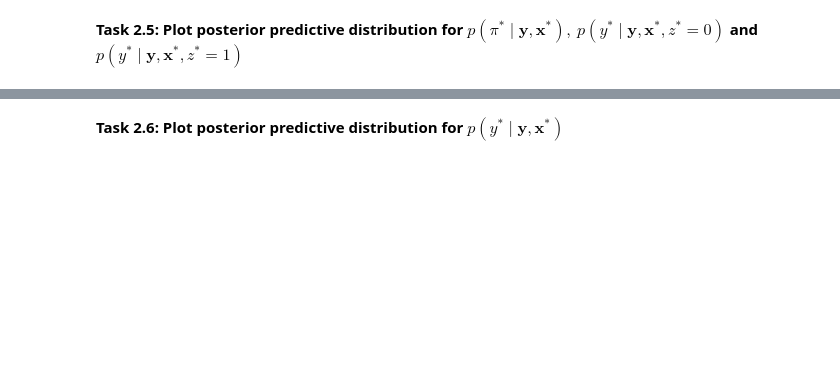
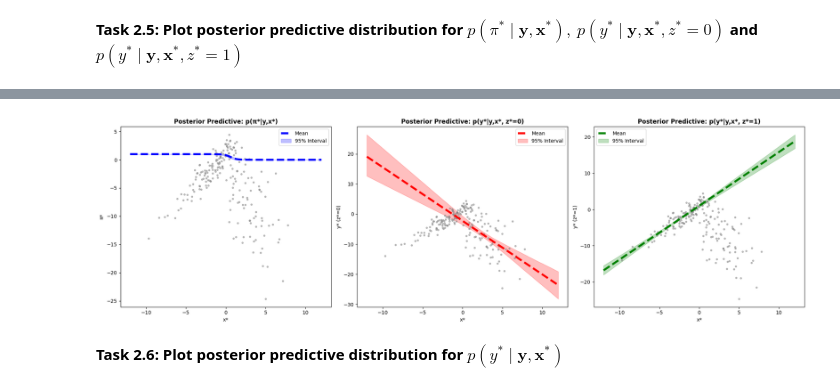
Before and after one commit to Ghjacobsen/BayesianML, a Jupyter notebook: Part2_assignment3.ipynb, the cells around one changed output, grey strips where cells are left out. Cells and saved outputs as stored; diff of their text form; code cells hidden in the pictures; blank space fills up the shorter version.

```diff
--- a/Part2_assignment3.ipynb
+++ b/Part2_assignment3.ipynb
@@ -423,2 +458,88 @@ SyntaxError: invalid syntax (1395556837.py, line 17)
+# %%
+# ---------------------------
+# Compute posterior predictive samples
+# ---------------------------
+# Create new x* values
+x_star = jnp.linspace(-12, 12, 1000)
+X_star = design_matrix(x_star)  # design matrix (1000, 2)
+
+# Assume theta_sample is available from your MCMC sampler (shape: (M, 9))
+# Extract the relevant posterior samples:
+#   w0_samples: parameters for branch z=0, shape (M, 2)
+#   w1_samples: parameters for branch z=1, shape (M, 2)
+#   v_samples : parameters for mixing, shape (M, 2)
+w0_samples = theta_sample[:, 0:2]
+w1_samples = theta_sample[:, 2:4]
+v_samples = theta_sample[:, 4:6]
+
+# For each sample we compute the predictive functions:
+#   π* = sigmoid(X_star @ v)
+#   y*|z*=0 = X_star @ w0
+#   y*|z*=1 = X_star @ w1
+
+# Compute π* samples: iterate over M samples to get an array of shape (M, len(x_star))
+pi_star_samples = jnp.array(
+    [sigmoid(X_star @ v_samples[i]) for i in range(v_samples.shape[0])]
+)
+# Compute y* samples for branch z*=0
+y_star_z0_samples = jnp.array(
+    [X_star @ w0_samples[i] for i in range(w0_samples.shape[0])]
+)
+# Compute y* samples for branch z*=1
+y_star_z1_samples = jnp.array(
+    [X_star @ w1_samples[i] for i in range(w1_samples.shape[0])]
+)
+
+# ---------------------------
+# Plot predictions on top of the data
+# ---------------------------
+fig, axes = plt.subplots(1, 3, figsize=(20, 6))
+
+# Plot posterior predictive for π*
+plot_summary(
+    axes[0],
+    x_star,
+    pi_star_samples,
+    title="Posterior Predictive: p(π*|y,x*)",
+    color="blue",
+)
+axes[0].set_xlabel("x*")
+axes[0].set_ylabel("π*")
+axes[0].scatter(
+    np.array(x_data), np.array(y_data), color="grey", s=10, alpha=0.5, label="Data"
+)
+
+# Plot posterior predictive for y* with z* = 0
+plot_summary(
+    axes[1],
+    x_star,
+    y_star_z0_samples,
+    title="Posterior Predictive: p(y*|y,x*, z*=0)",
+    color="red",
+)
+axes[1].set_xlabel("x*")
+axes[1].set_ylabel("y* (z*=0)")
+axes[1].scatter(
+    np.array(x_data), np.array(y_data), color="grey", s=10, alpha=0.5, label="Data"
+)
+
+# Plot posterior predictive for y* with z* = 1
+plot_summary(
+    axes[2],
+    x_star,
+    y_star_z1_samples,
+    title="Posterior Predictive: p(y*|y,x*, z*=1)",
+    color="green",
+)
+axes[2].set_xlabel("x*")
+axes[2].set_ylabel("y* (z*=1)")
+axes[2].scatter(
+    np.array(x_data), np.array(y_data), color="grey", s=10, alpha=0.5, label="Data"
+)
+
+plt.tight_layout()
+plt.show()
+# %% [output]
+[figure, added]
 # %% [markdown]
 **Task 2.6: Plot posterior predictive distribution for $p(y^*\mid\boldsymbol{y},\boldsymbol{x}^*)$**
```
Also changed, not shown: parts of 4 cells of this notebook.
